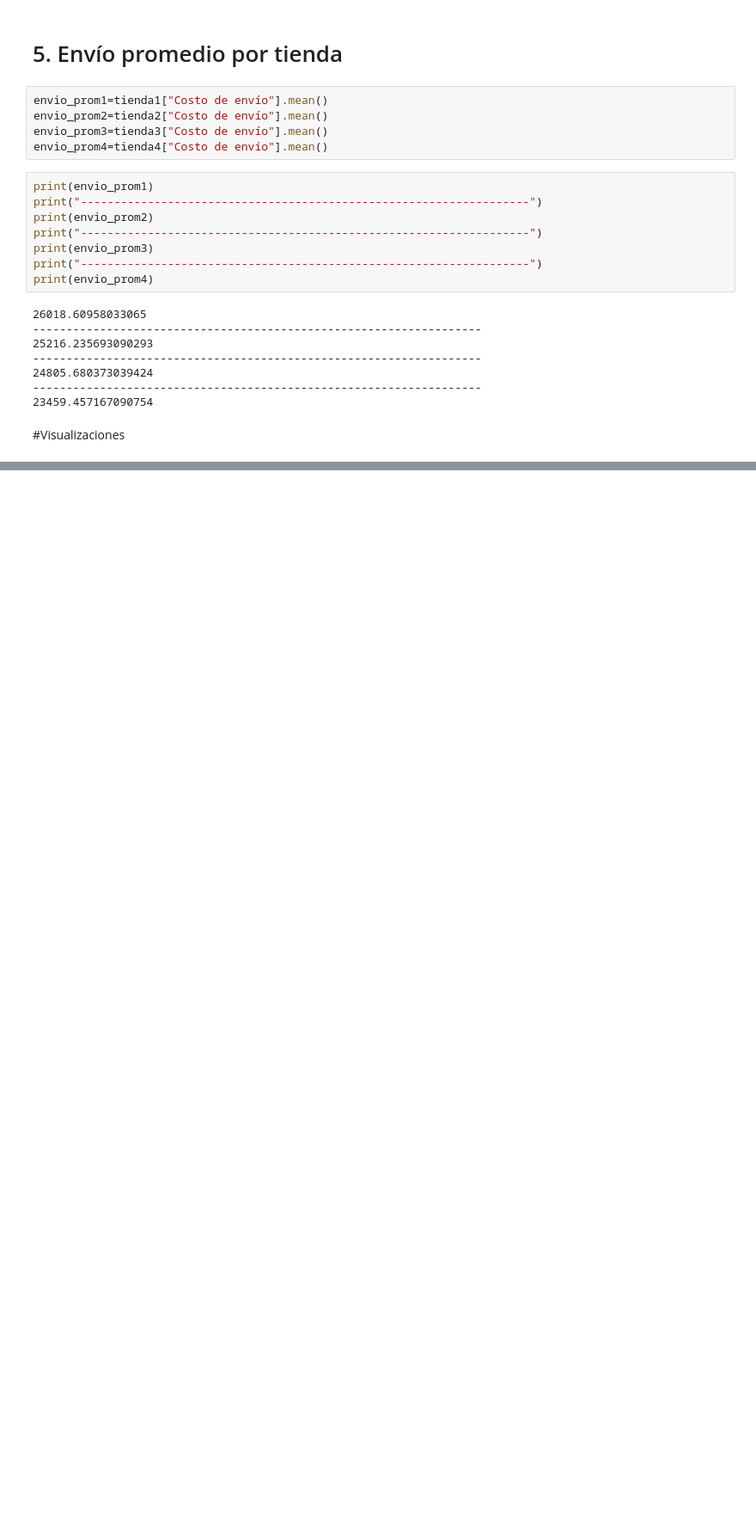
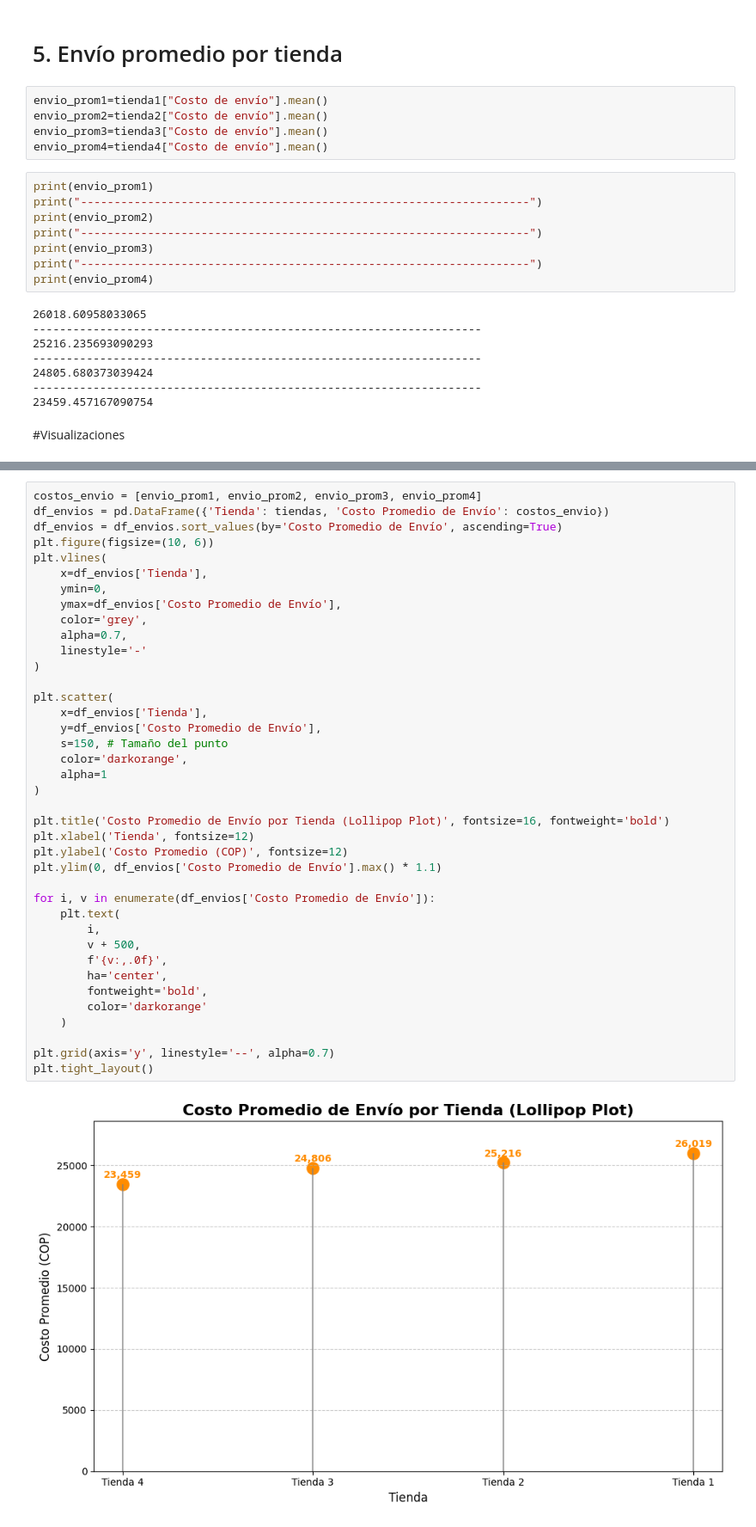
Before and after one commit to TiagoPonti/Alura-Store, a Jupyter notebook: AluraStore/AluraStoreLatam.ipynb, the cells around one changed output, grey strips where cells are left out. Shown at 86% size. Saved outputs shown, nothing was run; the diff lists cells and outputs as text; blank space fills up the shorter version.

```diff
--- a/AluraStore/AluraStoreLatam.ipynb
+++ b/AluraStore/AluraStoreLatam.ipynb
@@ -209,0 +293,41 @@ ingresos_totales=
+# %%
+costos_envio = [envio_prom1, envio_prom2, envio_prom3, envio_prom4]
+df_envios = pd.DataFrame({'Tienda': tiendas, 'Costo Promedio de Envío': costos_envio})
+df_envios = df_envios.sort_values(by='Costo Promedio de Envío', ascending=True)
+plt.figure(figsize=(10, 6))
+plt.vlines(
+    x=df_envios['Tienda'],
+    ymin=0,
+    ymax=df_envios['Costo Promedio de Envío'],
+    color='grey',
+    alpha=0.7,
+    linestyle='-'
+)
+
+plt.scatter(
+    x=df_envios['Tienda'],
+    y=df_envios['Costo Promedio de Envío'],
+    s=150, # Tamaño del punto
+    color='darkorange',
+    alpha=1
+)
+
+plt.title('Costo Promedio de Envío por Tienda (Lollipop Plot)', fontsize=16, fontweight='bold')
+plt.xlabel('Tienda', fontsize=12)
+plt.ylabel('Costo Promedio (COP)', fontsize=12)
+plt.ylim(0, df_envios['Costo Promedio de Envío'].max() * 1.1)
+
+for i, v in enumerate(df_envios['Costo Promedio de Envío']):
+    plt.text(
+        i,
+        v + 500,
+        f'{v:,.0f}',
+        ha='center',
+        fontweight='bold',
+        color='darkorange'
+    )
+
+plt.grid(axis='y', linestyle='--', alpha=0.7)
+plt.tight_layout()
+# %% [output]
+[figure, added]
```
Also changed, not shown: parts of 11 cells of this notebook.
